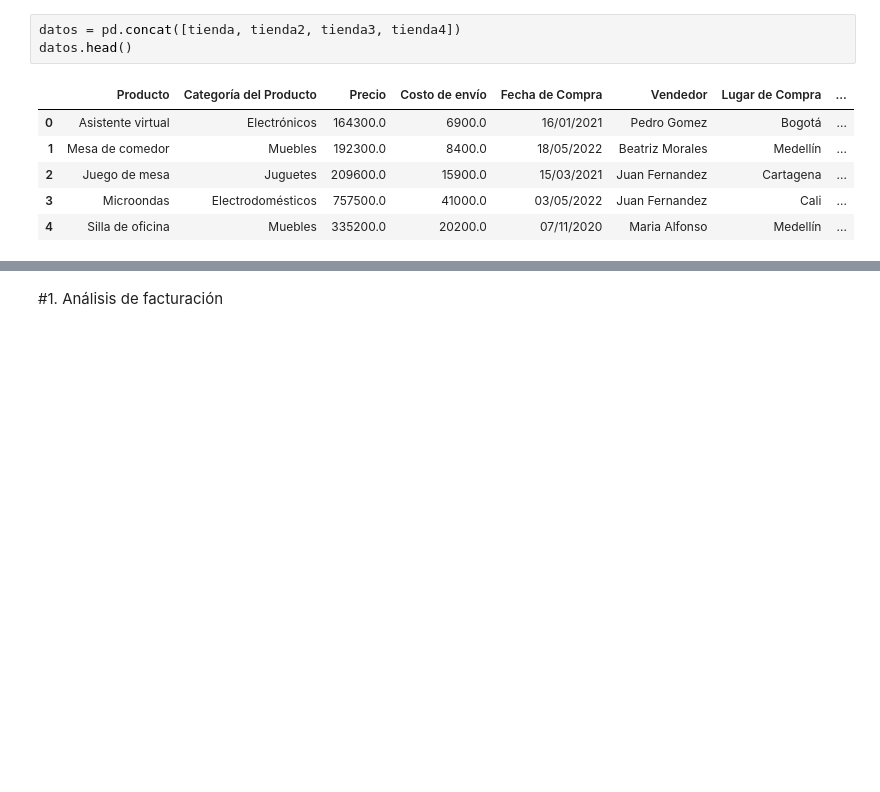
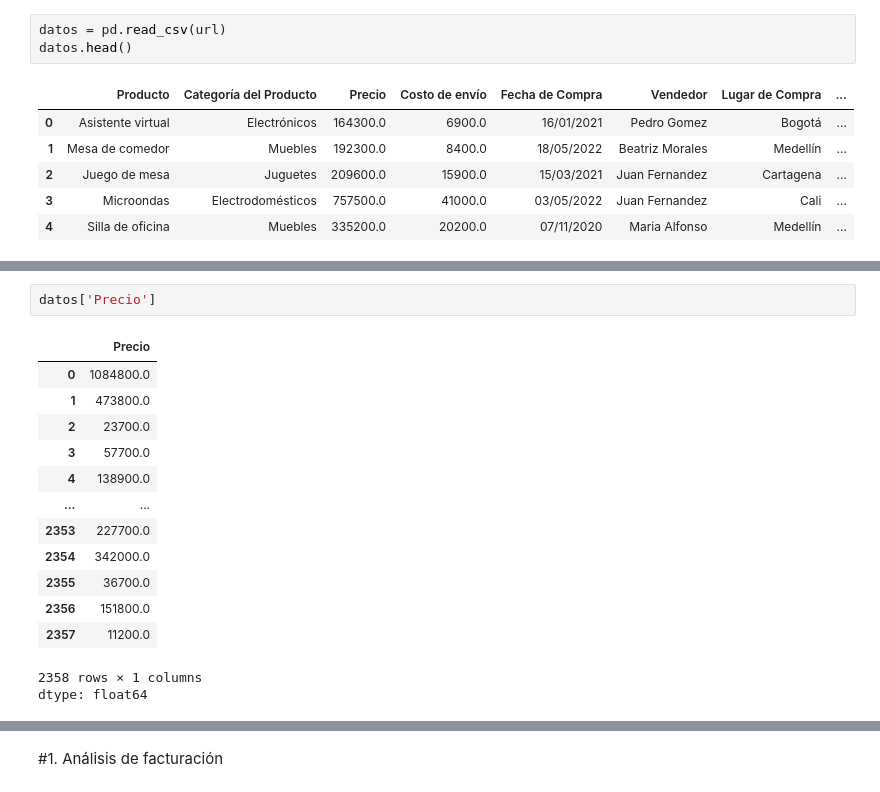
Before and after one commit to Pameta1/challenger_1, a Jupyter notebook: AluraStoreLatam.ipynb, the cells around one changed output, grey strips where cells are left out. Cells and saved outputs as stored; diff of their text form; blank space fills up the shorter version.

```diff
--- a/AluraStoreLatam.ipynb
+++ b/AluraStoreLatam.ipynb
@@ -26,7 +26,7 @@ tienda.head()
 # %% [markdown]
 ####Exploración inicial de los datos
 # %%
-datos = pd.concat([tienda, tienda2, tienda3, tienda4])
+datos = pd.read_csv(url)
 datos.head()
 # %% [output]
 |  | Producto | Categoría del Producto | Precio | Costo de envío | Fecha de Compra | Vendedor | Lugar de Compra | ... |
@@ -64,0 +71,17 @@ tienda4.head()
+# %%
+datos['Precio']
+# %% [output]
+|  | Precio |
+| 0 | 1084800.0 |
+| 1 | 473800.0 |
+| 2 | 23700.0 |
+| 3 | 57700.0 |
+| 4 | 138900.0 |
+| ... | ... |
+| 2353 | 227700.0 |
+| 2354 | 342000.0 |
+| 2355 | 36700.0 |
+| 2356 | 151800.0 |
+| 2357 | 11200.0 |
+2358 rows × 1 columns
+dtype: float64
```
Also changed, not shown: parts of 20 cells of this notebook.
